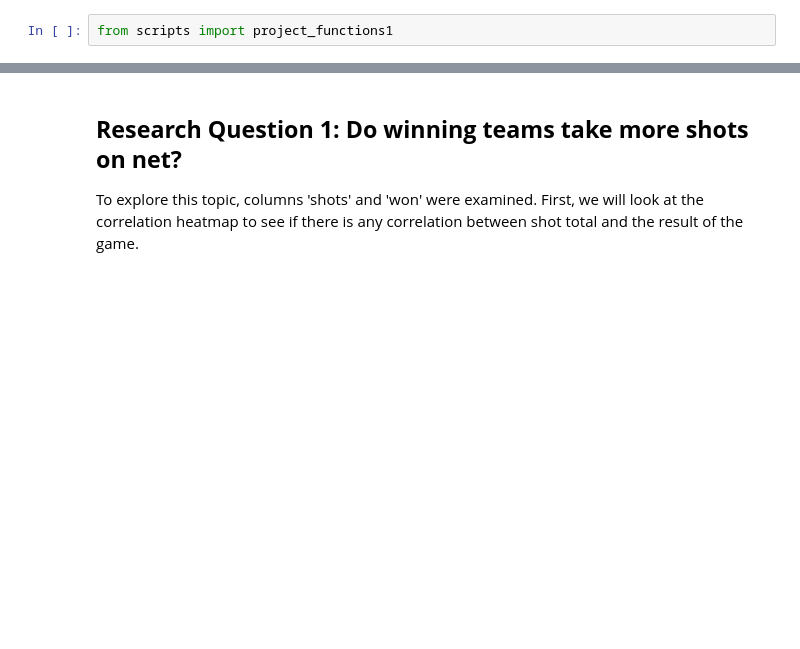
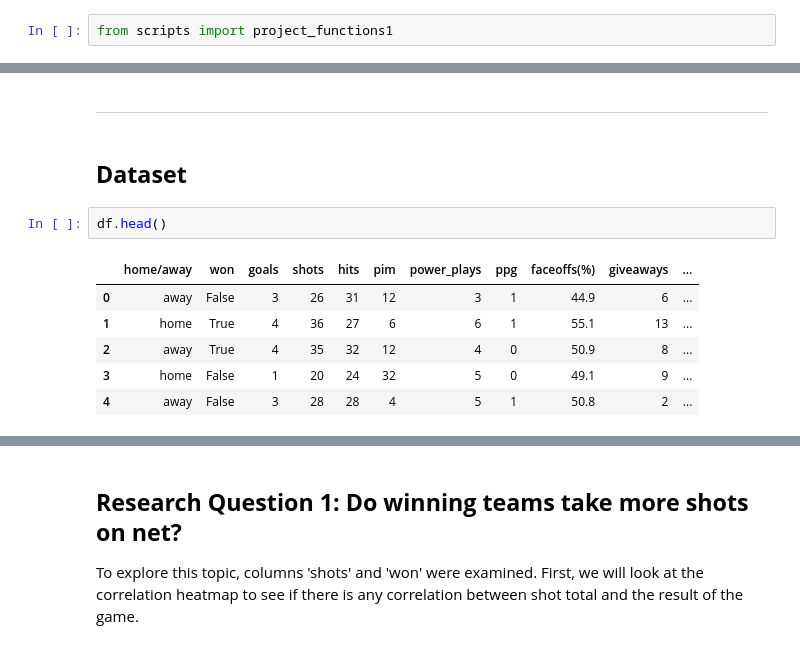
Before and after one commit to data301-2020-winter1/course-project-solo_329, a Jupyter notebook: analysis/analysis.ipynb, the cells around one changed output, grey strips where cells are left out. Cells and saved outputs as stored; diff of their text form; blank space fills up the shorter version.

```diff
--- a/analysis/analysis.ipynb
+++ b/analysis/analysis.ipynb
@@ -4,0 +9,13 @@ df = project_functions.load_and_process('../data/raw/project_data.csv')
+# %% [markdown]
+---
+# %% [markdown]
+## **Dataset** ##
+# %%
+df.head()
+# %% [output]
+|  | home/away | won | goals | shots | hits | pim | power_plays | ppg | faceoffs(%) | giveaways | ... |
+| 0 | away | False | 3 | 26 | 31 | 12 | 3 | 1 | 44.9 | 6 | ... |
+| 1 | home | True | 4 | 36 | 27 | 6 | 6 | 1 | 55.1 | 13 | ... |
+| 2 | away | True | 4 | 35 | 32 | 12 | 4 | 0 | 50.9 | 8 | ... |
+| 3 | home | False | 1 | 20 | 24 | 32 | 5 | 0 | 49.1 | 9 | ... |
+| 4 | away | False | 3 | 28 | 28 | 4 | 5 | 1 | 50.8 | 2 | ... |
```
Also changed, not shown: parts of 28 cells of this notebook.
